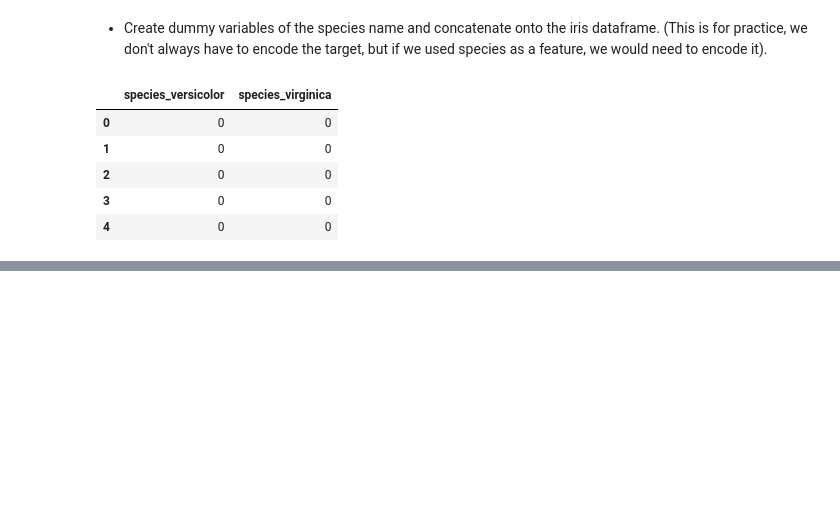
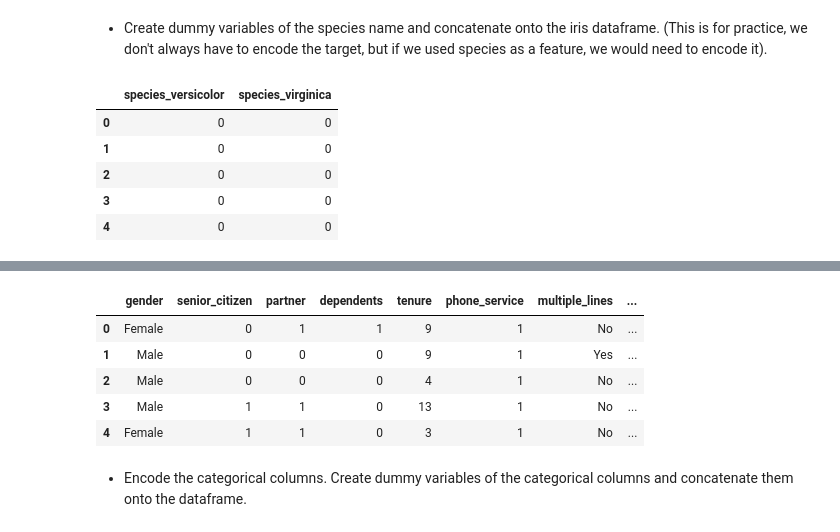
Before and after one commit to kristofer-rivera/classification-exercises, a Jupyter notebook: classification_exercises.ipynb, the cells around one changed output, grey strips where cells are left out. Drawn from its saved outputs; the diff is of its cells as text; code cells hidden in the pictures; blank space fills up the shorter version.

```diff
--- a/classification_exercises.ipynb
+++ b/classification_exercises.ipynb
@@ -693,0 +620,17 @@ prepped_telco_v0.head()
+# %%
+#converting yes, no to 1,0
+telco['partner'] = telco.partner.map({'Yes': 1, 'No': 0})
+telco['dependents'] = telco.dependents.map({'Yes': 1, 'No': 0})
+telco['phone_service'] = telco.phone_service.map({'Yes': 1, 'No': 0})
+telco['paperless_billing'] = telco.paperless_billing.map({'Yes': 1, 'No': 0})
+telco['churn'] = telco.churn.map({'Yes': 1, 'No': 0})
+telco.head()
+# %% [output]
+|  | gender | senior_citizen | partner | dependents | tenure | phone_service | multiple_lines | ... |
+| 0 | Female | 0 | 1 | 1 | 9 | 1 | No | ... |
+| 1 | Male | 0 | 0 | 0 | 9 | 1 | Yes | ... |
+| 2 | Male | 0 | 0 | 0 | 4 | 1 | No | ... |
+| 3 | Male | 1 | 1 | 0 | 13 | 1 | No | ... |
+| 4 | Female | 1 | 1 | 0 | 3 | 1 | No | ... |
+# %% [markdown]
+- Encode the categorical columns. Create dummy variables of the categorical columns and concatenate them onto the dataframe.
```
Also changed, not shown: parts of 89 cells of this notebook, 1 other file.
